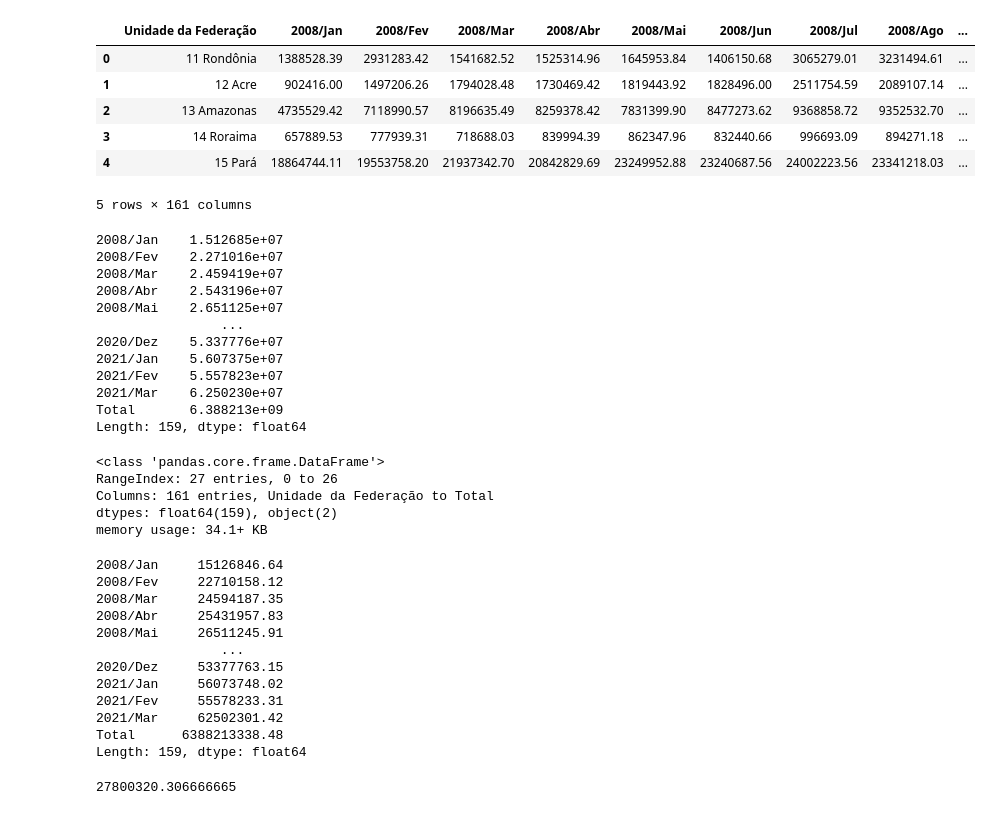
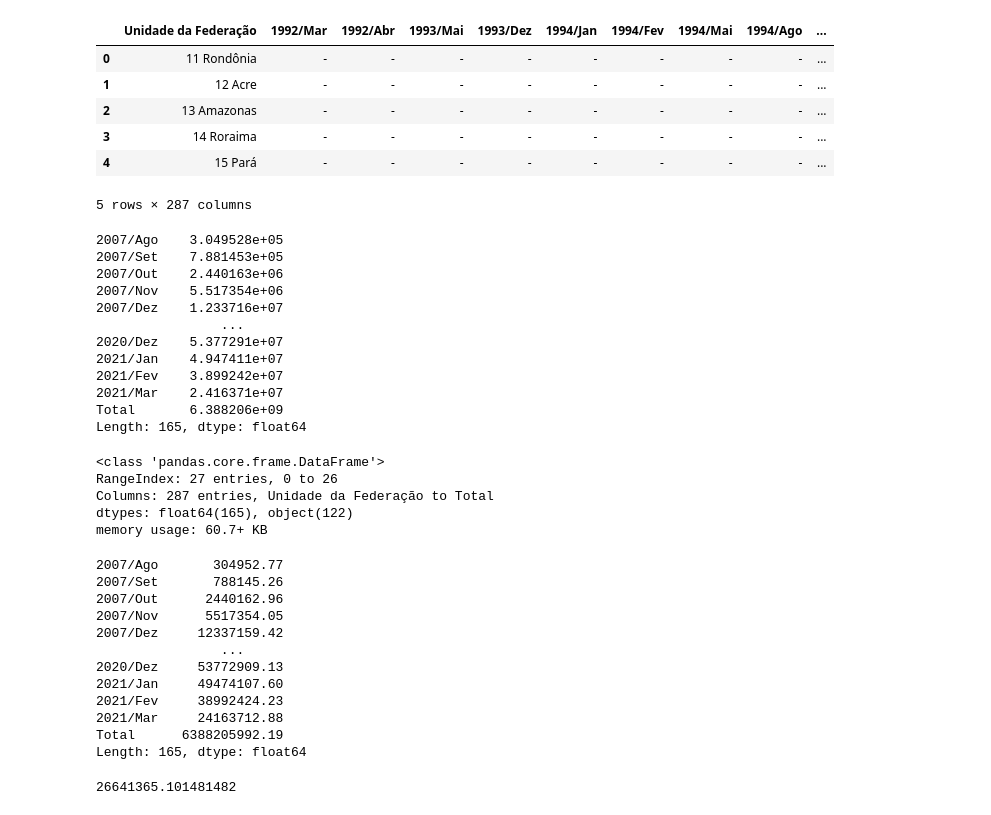
Before and after one commit to dougfeltrim/Bootcamp_Data_Science_Aplicada, a Jupyter notebook: Bootcamp_Data_Science_Aplicada.ipynb, the cells around one changed output. Saved outputs shown, nothing was run; the diff lists cells and outputs as text; code cells hidden in the pictures.

```diff
--- a/Bootcamp_Data_Science_Aplicada.ipynb
+++ b/Bootcamp_Data_Science_Aplicada.ipynb
@@ -3,60 +3,60 @@
 # %%
 import pandas as pd
 # %%
-dados = pd.read_csv("/content/A182510189_28_143_208.csv", engine='python', encoding="utf-8", skiprows=3, sep=";", skipfooter=12, thousands=".", decimal=",")
+dados = pd.read_csv("/content/A192126189_28_143_208_aula_02.csv", engine='python', encoding="utf-8", skiprows=3, sep=";", skipfooter=12, thousands=".", decimal=",")
 dados.head()
 # %% [output]
-|  | Unidade da Federação | 2008/Jan | 2008/Fev | 2008/Mar | 2008/Abr | 2008/Mai | 2008/Jun | 2008/Jul | 2008/Ago | ... |
-| 0 | 11 Rondônia | 1388528.39 | 2931283.42 | 1541682.52 | 1525314.96 | 1645953.84 | 1406150.68 | 3065279.01 | 3231494.61 | ... |
-| 1 | 12 Acre | 902416.00 | 1497206.26 | 1794028.48 | 1730469.42 | 1819443.92 | 1828496.00 | 2511754.59 | 2089107.14 | ... |
-| 2 | 13 Amazonas | 4735529.42 | 7118990.57 | 8196635.49 | 8259378.42 | 7831399.90 | 8477273.62 | 9368858.72 | 9352532.70 | ... |
-| 3 | 14 Roraima | 657889.53 | 777939.31 | 718688.03 | 839994.39 | 862347.96 | 832440.66 | 996693.09 | 894271.18 | ... |
-| 4 | 15 Pará | 18864744.11 | 19553758.20 | 21937342.70 | 20842829.69 | 23249952.88 | 23240687.56 | 24002223.56 | 23341218.03 | ... |
+|  | Unidade da Federação | 1992/Mar | 1992/Abr | 1993/Mai | 1993/Dez | 1994/Jan | 1994/Fev | 1994/Mai | 1994/Ago | ... |
+| 0 | 11 Rondônia | - | - | - | - | - | - | - | - | ... |
+| 1 | 12 Acre | - | - | - | - | - | - | - | - | ... |
+| 2 | 13 Amazonas | - | - | - | - | - | - | - | - | ... |
+| 3 | 14 Roraima | - | - | - | - | - | - | - | - | ... |
+| 4 | 15 Pará | - | - | - | - | - | - | - | - | ... |
-5 rows × 161 columns
+5 rows × 287 columns
 # %%
 dados.mean()
 # %% [output]
-2008/Jan    1.512685e+07
-2008/Fev    2.271016e+07
-2008/Mar    2.459419e+07
-2008/Abr    2.543196e+07
-2008/Mai    2.651125e+07
+2007/Ago    3.049528e+05
+2007/Set    7.881453e+05
+2007/Out    2.440163e+06
+2007/Nov    5.517354e+06
+2007/Dez    1.233716e+07
                 ...
-2020/Dez    5.337776e+07
-2021/Jan    5.607375e+07
-2021/Fev    5.557823e+07
-2021/Mar    6.250230e+07
-Total       6.388213e+09
-Length: 159, dtype: float64
+2020/Dez    5.377291e+07
+2021/Jan    4.947411e+07
+2021/Fev    3.899242e+07
+2021/Mar    2.416371e+07
+Total       6.388206e+09
+Length: 165, dtype: float64
 # %%
 dados.info()
 # %% [output]
 <class 'pandas.core.frame.DataFrame'>
 RangeIndex: 27 entries, 0 to 26
-Columns: 161 entries, Unidade da Federação to Total
-dtypes: float64(159), object(2)
-memory usage: 34.1+ KB
+Columns: 287 entries, Unidade da Federação to Total
+dtypes: float64(165), object(122)
+memory usage: 60.7+ KB
 # %%
 pd.options.display.float_format = "{:.2f}".format
 # %%
 dados.mean()
 # %% [output]
-2008/Jan     15126846.64
-2008/Fev     22710158.12
-2008/Mar     24594187.35
-2008/Abr     25431957.83
-2008/Mai     26511245.91
+2007/Ago       304952.77
+2007/Set       788145.26
+2007/Out      2440162.96
+2007/Nov      5517354.05
+2007/Dez     12337159.42
                 ...
-2020/Dez     53377763.15
-2021/Jan     56073748.02
-2021/Fev     55578233.31
-2021/Mar     62502301.42
-Total      6388213338.48
-Length: 159, dtype: float64
+2020/Dez     53772909.13
+2021/Jan     49474107.60
+2021/Fev     38992424.23
+2021/Mar     24163712.88
+Total      6388205992.19
+Length: 165, dtype: float64
 # %%
 dados['2008/Ago'].mean()
 # %% [output]
-27800320.306666665
+26641365.101481482
 # %%
 import matplotlib.pyplot as plt
 import matplotlib.ticker as ticker
```
Also changed, not shown: parts of 13 cells of this notebook.
